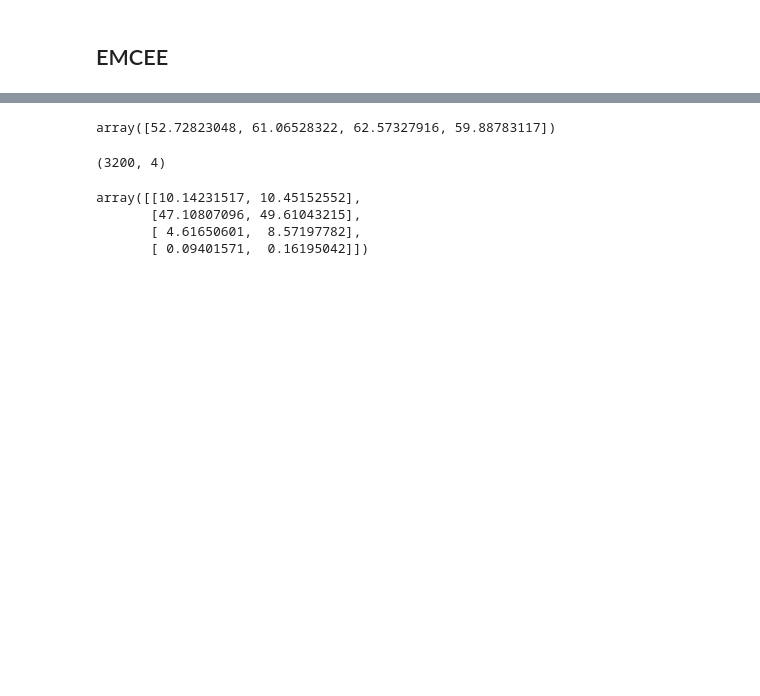
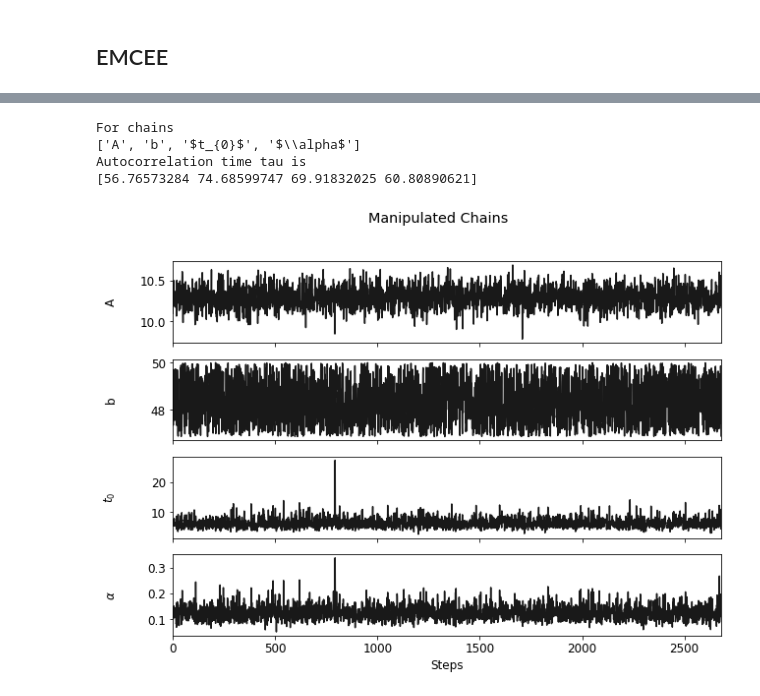
Before and after one commit to olli-e-benji/Astrostatistics-and-Machine-Learning-2023, a Jupyter notebook: working/L11_TransientUniverseMCMC.ipynb, the cells around one changed output, grey strips where cells are left out. Drawn from its saved outputs; the diff is of its cells as text; code cells hidden in the pictures; blank space fills up the shorter version.

```diff
--- a/working/L11_TransientUniverseMCMC.ipynb
+++ b/working/L11_TransientUniverseMCMC.ipynb
@@ -135,4 +132,0 @@ tau = sampler.get_autocorr_time()
-# %%
-tau
-# %% [output]
-array([52.72823048, 61.06528322, 62.57327916, 59.88783117])
@@ -141,5 +133,10 @@ thinned_samples = sampler.get_chain(discard=int(max(tau)), thin=int(max(tau)), f
-# %%
-thinned_samples.shape
-# %% [output]
-(3200, 4)
+# %%
+#Autocorrelation time of the chain
+tau = sampler.get_autocorr_time()
+print('For chains\n{}\nAutocorrelation time tau is\n{}'.format(labels, tau))
+# %% [output]
+For chains
+['A', 'b', '$t_{0}$', '$\\alpha$']
+Autocorrelation time tau is
+[56.76573284 74.68599747 69.91832025 60.80890621]
 # %%
@@ -150,11 +155,20 @@ for i in range(4):
 
 theta_median = np.array(theta_median)
 quantile = np.array(quantile)
-# %%
-quantile
-# %% [output]
-array([[10.14231517, 10.45152552],
-       [47.10807096, 49.61043215],
-       [ 4.61650601,  8.57197782],
-       [ 0.09401571,  0.16195042]])
+# %%
+#Plotting manipulated chains to visualize the effects
+fig, axes = plt.subplots(4, figsize=(10, 7), sharex=True)
+labels = ['A', 'b', r'$t_{0}$', r'$\alpha$']
+
+for i in range(ndim):
+    ax = axes[i]
+    ax.plot(thinned_samples[:, i], c='k', alpha=0.9)
+    ax.set_xlim(0, len(thinned_samples))
+    ax.set_ylabel(labels[i])
+    ax.yaxis.set_label_coords(-0.1, 0.5)
+
+fig.suptitle('Manipulated Chains')
+axes[-1].set_xlabel('Steps');
+# %% [output]
+[figure, added]
 # %%
```
Also changed, not shown: parts of 14 cells of this notebook.
